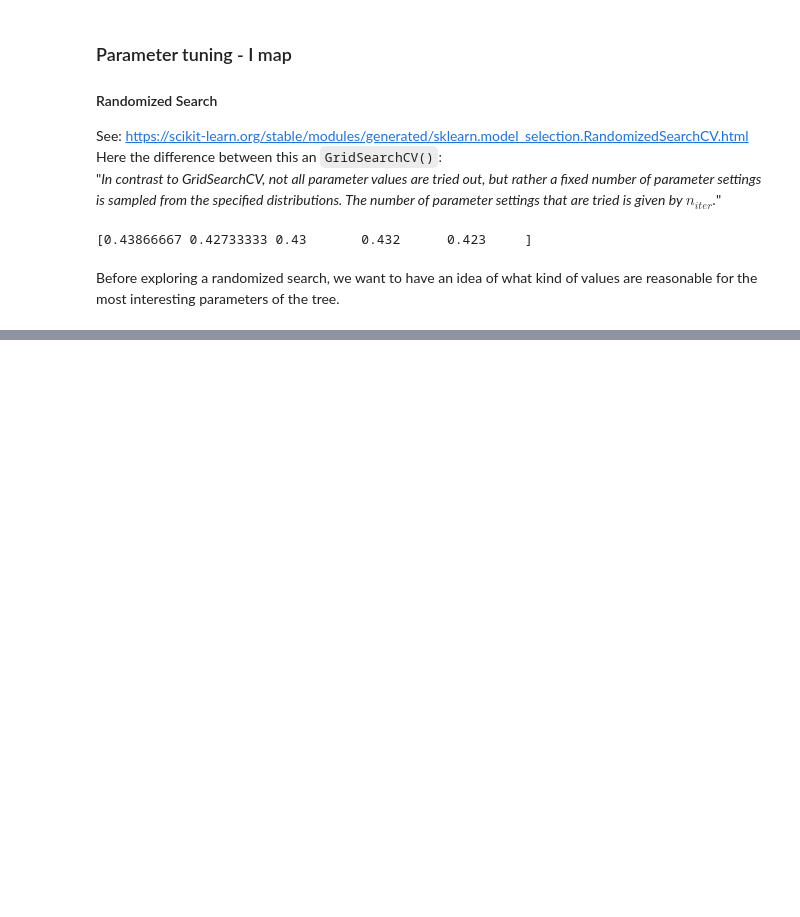
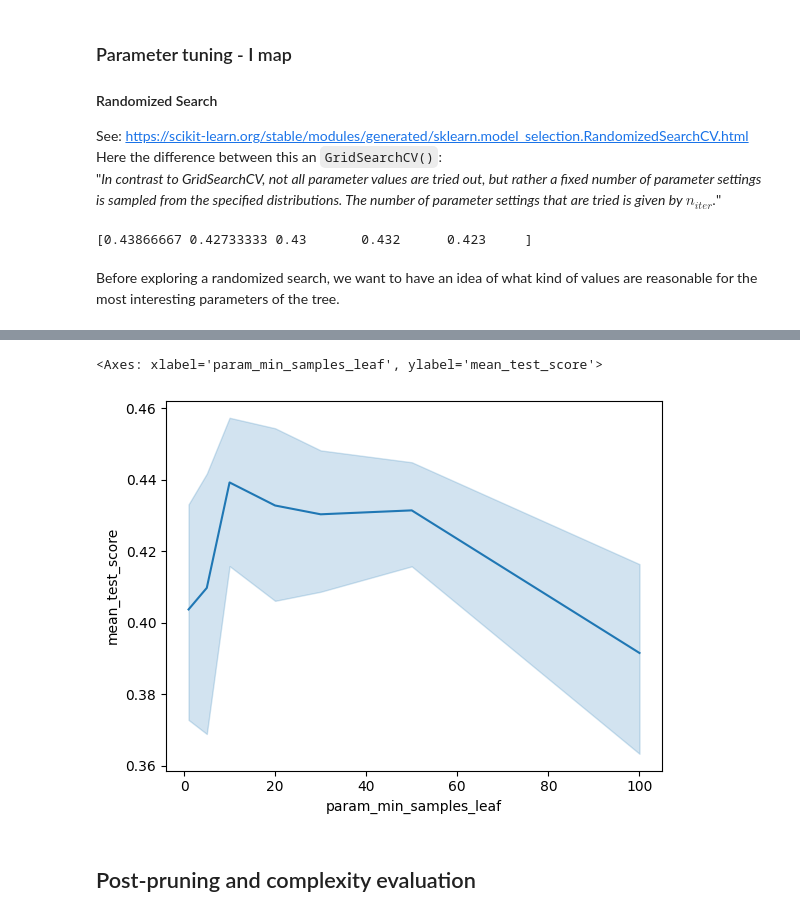
Before and after one commit to chiaratomaiuolo/Data_Mining_project, a Jupyter notebook: classification_notebook.ipynb, the cells around one changed output, grey strips where cells are left out. Drawn from its saved outputs; the diff is of its cells as text; code cells hidden in the pictures; blank space fills up the shorter version.

```diff
--- a/classification_notebook.ipynb
+++ b/classification_notebook.ipynb
@@ -497,0 +612,10 @@ clf = random_search.best_estimator_
+# %%
+#min_samples_split : int or float, default=2
+#The minimum number of samples required to split an internal node
+
+sns.lineplot(data=results, x="param_min_samples_leaf", y="mean_test_score")
+# %% [output]
+<Axes: xlabel='param_min_samples_leaf', ylabel='mean_test_score'>
+[figure, added]
+# %% [markdown]
+## Post-pruning and complexity evaluation
```
Also changed, not shown: parts of 20 cells of this notebook.
